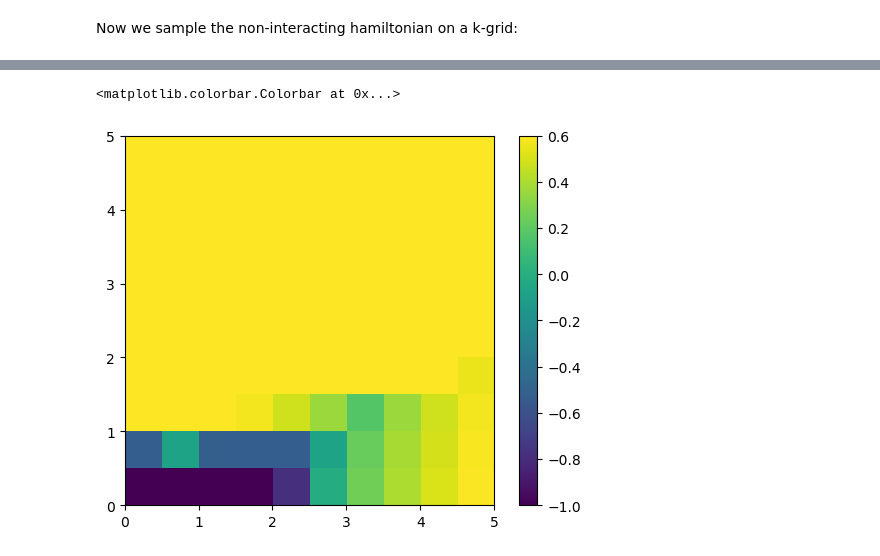
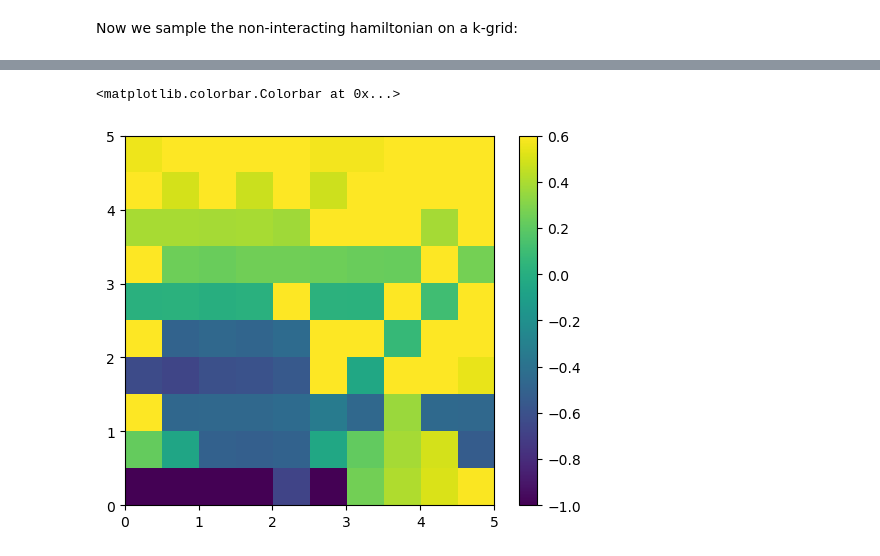
Before and after one commit to quantum-tinkerer/MeanFi, a Jupyter notebook: codes/scipy_optimizer.ipynb, the cells around one changed output, grey strips where cells are left out. Cells and saved outputs as stored; diff of their text form; code cells hidden in the pictures.

```diff
--- a/codes/scipy_optimizer.ipynb
+++ b/codes/scipy_optimizer.ipynb
@@ -35,13 +38,7 @@ def hamiltonian_return(kx, ky, params={}):
 # %% [markdown]
 Now we sample the non-interacting hamiltonian on a k-grid:
 # %%
-N_ks = 15  # number of k-points in each direction
-N_k_axis = np.linspace(0, 2 * np.pi, N_ks, endpoint=False)
-hamiltonians_0 = np.array(
-    [[hamiltonian_return(kx, ky) for kx in N_k_axis] for ky in N_k_axis]
-)
-
+nk = 15  # number of k-points in each direction
+ks = np.linspace(0, 2 * np.pi, nk, endpoint=False)
+hamiltonians_0 = utils.syst2hamiltonian(kxs=ks, kys=ks, syst=wrapped_fsyst)
 vals0, vecs0 = np.linalg.eigh(hamiltonians_0)
-for i in range(len(vals0[:, 0, 0])):
-    for j in range(4):
-        plt.plot(vals0[i, :, j])
@@ -168,11 +73,13 @@ V0 = potential_to_hamiltonian(
 # %%
-Us = np.linspace(1e-6, 5, 100)
-Vs = np.linspace(1e-6, 5, 100)
+Us = np.linspace(1e-6, 5, 10)
+Vs = np.linspace(1e-6, 5, 10)
 # %%
 from numpy.linalg import qr
 from functools import partial
 
-def scf_loop(mf, U, V, filling=2, hamiltonians_0=hamiltonians_0):
+def scf_loop(mf, U, V, nk, filling=2, hamiltonians_0=hamiltonians_0):
+    if np.linalg.norm(mf) < 1e-6:
+        return 0
     H_int = U * Uk + V * Vk
     H0_int = U * U0 + V * V0
 
@@ -180,18 +87,15 @@ def scf_loop(mf, U, V, filling=2, hamiltonians_0=hamiltonians_0):
     hamiltonians = hamiltonians_0 + mf
     vals, vecs = np.linalg.eigh(hamiltonians)
     vecs = qr(vecs)[0]
-    # Compute new Fermi energy
-    E_F = get_fermi_energy(vals, filling)
-    F = mean_field_F(vals, vecs, E_F=E_F)
-    rho = np.diag(np.average(F, axis=(0, 1)))
-    exchange_mf = convolution(F, H_int) * N_ks ** (-2)
-    direct_mf = np.diag(np.einsum("i,ij->j", rho, H0_int))
 
-    mf_new = direct_mf - exchange_mf
+    mf_new = hf.compute_mf(vals, vecs, filling, nk, H_int)
 
     diff = mf_new - mf
 
-    return diff
+    if np.linalg.norm(mf_new) < 1e-6:
+        return 0
+    else:
+        return diff / np.linalg.norm(mf_new)
 # %%
 from scipy.optimize import anderson
 
@@ -230,7 +198,7 @@ plt.colorbar()
 # %%
 gap = np.asarray(gap, dtype=float)
-plt.imshow(np.log10(gap).T, origin='lower', extent=(0, 5, 0, 5), vmin=-1, vmax=0.6)
+plt.imshow(np.log10(gap[:,:,0]).T, origin='lower', extent=(0, 5, 0, 5), vmin=-1, vmax=0.6)
 plt.colorbar()
 # %% [output]
 <matplotlib.colorbar.Colorbar at 0x...>
-[figure, old version]
+[figure, new version]
```
Also changed, not shown: parts of 7 cells of this notebook.
